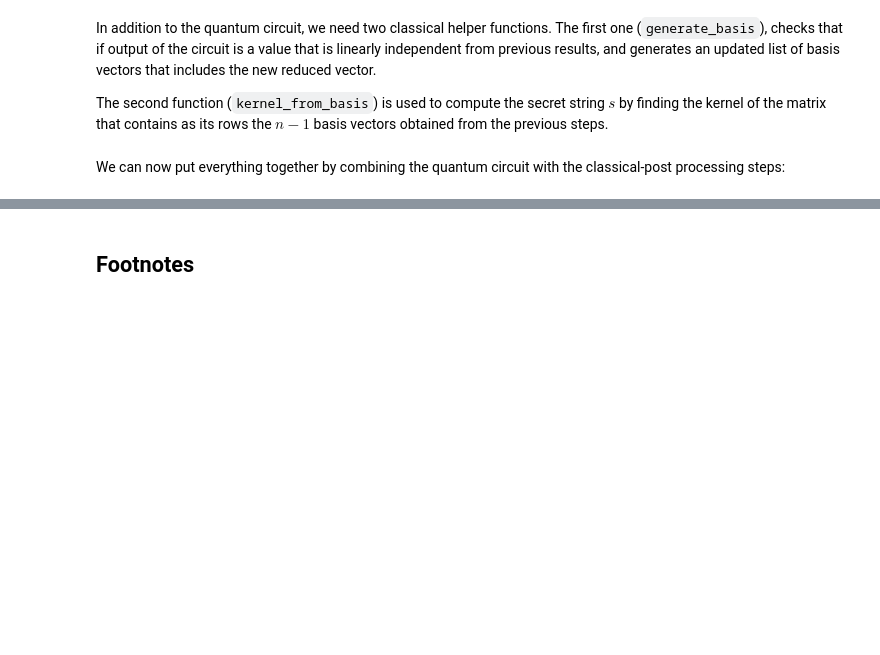
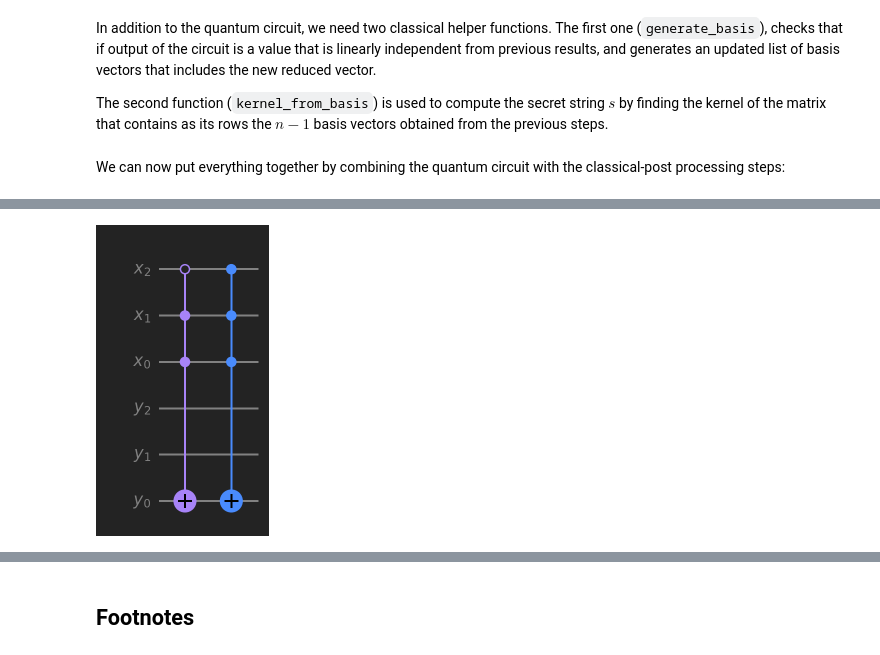
Before and after one commit to learn-quantum/lqc-textbook, a Jupyter notebook: chapters/04_quantum_algorithms/04_03_simons.ipynb, the cells around one changed output, grey strips where cells are left out. Drawn from its saved outputs; the diff is of its cells as text; code cells hidden in the pictures; blank space fills up the shorter version.

```diff
--- a/chapters/04_quantum_algorithms/04_03_simons.ipynb
+++ b/chapters/04_quantum_algorithms/04_03_simons.ipynb
@@ -823,0 +855,12 @@ $$
+# %%
+n = 3
+
+xr = QuantumRegister(n, name='x')
+yr = QuantumRegister(n, name='y')
+
+qc_bool = QuantumCircuit(yr, xr)
+qc_bool.mcx(xr,yr[0],ctrl_state='011')
+qc_bool.mcx(xr,yr[0],ctrl_state='111')
+qc_bool.draw()
+# %% [output]
+[figure, added]
```
Also changed, not shown: parts of 26 cells of this notebook.
